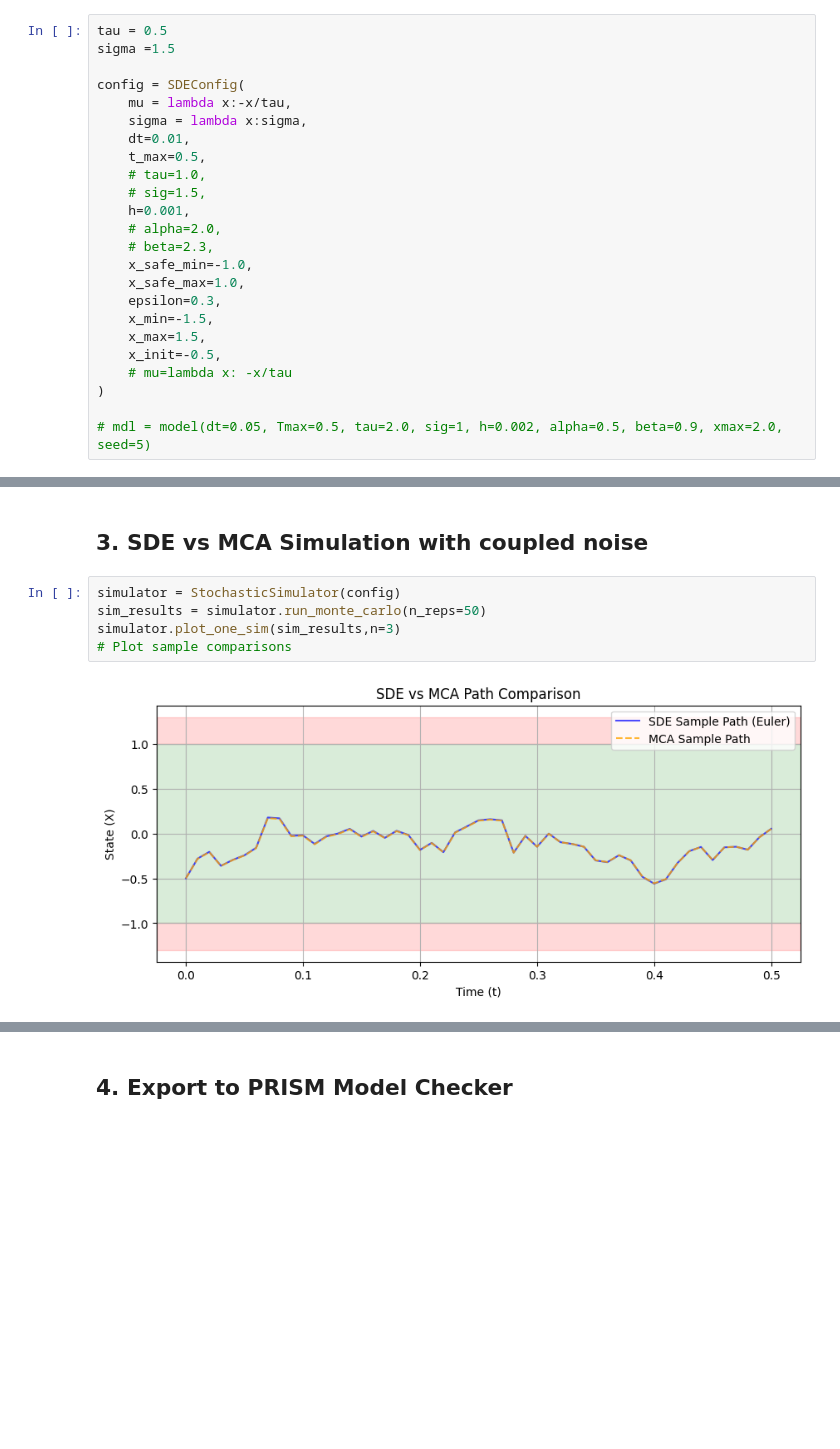
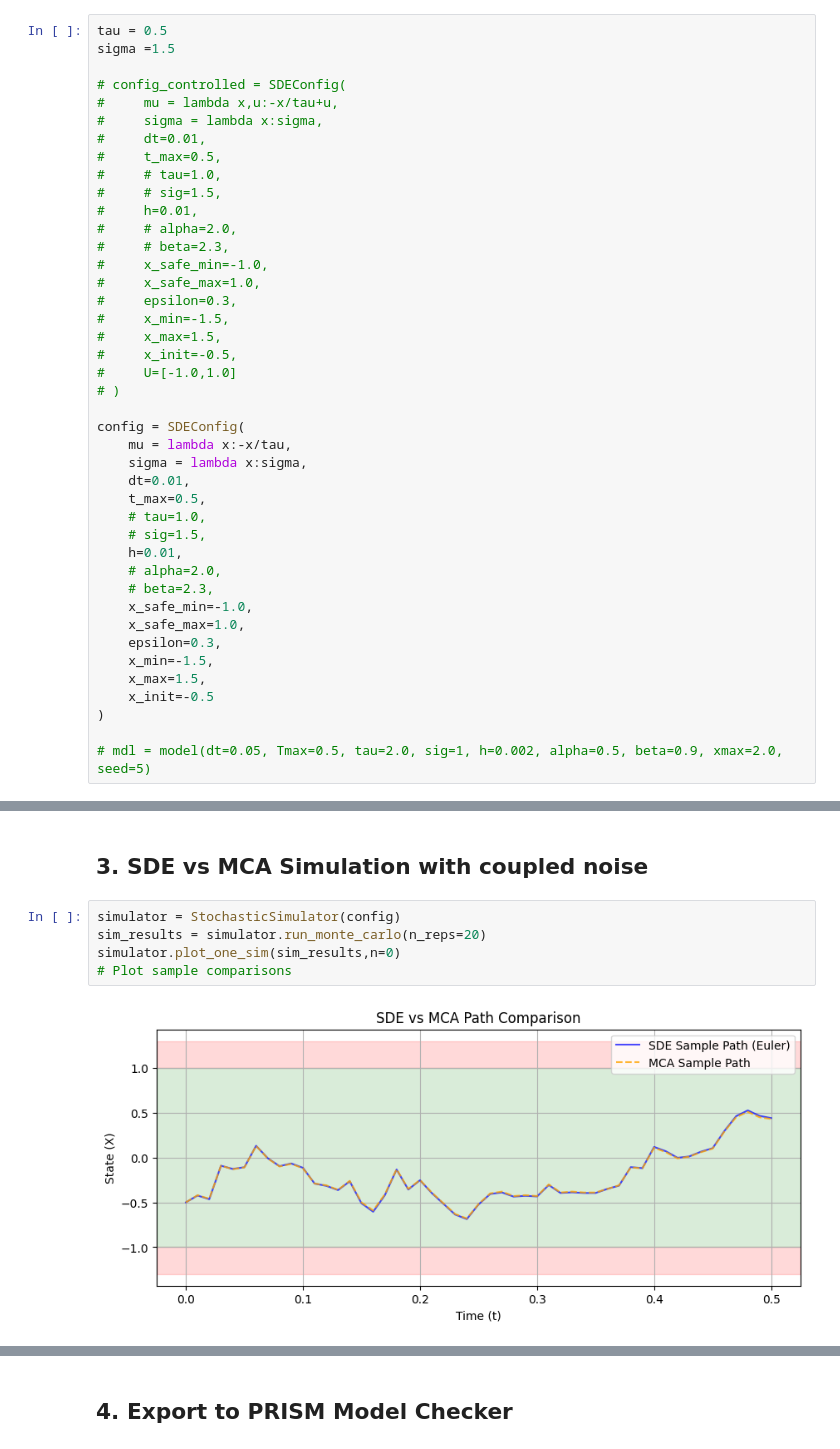
Before and after one commit to JonathanVacher/mca-approx, a Jupyter notebook: stochastic_verification/main.ipynb, the cells around one changed output, grey strips where cells are left out. Saved outputs shown, nothing was run; the diff lists cells and outputs as text; blank space fills up the shorter version.

```diff
--- a/stochastic_verification/main.ipynb
+++ b/stochastic_verification/main.ipynb
@@ -19,6 +16,25 @@ The autoreload extension is already loaded. To reload it, use:
 # %%
 tau = 0.5
 sigma =1.5
+
+# config_controlled = SDEConfig(
+#     mu = lambda x,u:-x/tau+u,
+#     sigma = lambda x:sigma,
+#     dt=0.01,
+#     t_max=0.5,
+#     # tau=1.0,
+#     # sig=1.5,
+#     h=0.01,
+#     # alpha=2.0,
+#     # beta=2.3,
+#     x_safe_min=-1.0,
+#     x_safe_max=1.0,
+#     epsilon=0.3,
+#     x_min=-1.5,
+#     x_max=1.5,
+#     x_init=-0.5,
+#     U=[-1.0,1.0]
+# )
 
 config = SDEConfig(
     mu = lambda x:-x/tau,
@@ -27,7 +43,7 @@ config = SDEConfig(
     t_max=0.5,
     # tau=1.0,
     # sig=1.5,
-    h=0.001,
+    h=0.01,
     # alpha=2.0,
     # beta=2.3,
     x_safe_min=-1.0,
@@ -35,8 +51,7 @@ config = SDEConfig(
     epsilon=0.3,
     x_min=-1.5,
     x_max=1.5,
-    x_init=-0.5,
-    # mu=lambda x: -x/tau
+    x_init=-0.5
 )
 
 # mdl = model(dt=0.05, Tmax=0.5, tau=2.0, sig=1, h=0.002, alpha=0.5, beta=0.9, xmax=2.0, seed=5)
@@ -79,11 +94,11 @@ Total Error : 0.1745039082338223
 ## 3. SDE vs MCA Simulation with coupled noise
 # %%
 simulator = StochasticSimulator(config)
-sim_results = simulator.run_monte_carlo(n_reps=50)
-simulator.plot_one_sim(sim_results,n=3)
+sim_results = simulator.run_monte_carlo(n_reps=20)
+simulator.plot_one_sim(sim_results,n=0)
 # Plot sample comparisons
 # %% [output]
-[figure, old version]
+[figure, new version]
 # %%
 simulator.plot_mc_sims(sim_results)
 # %% [output]
```
Also changed, not shown: parts of 7 cells of this notebook, 10 other files.
